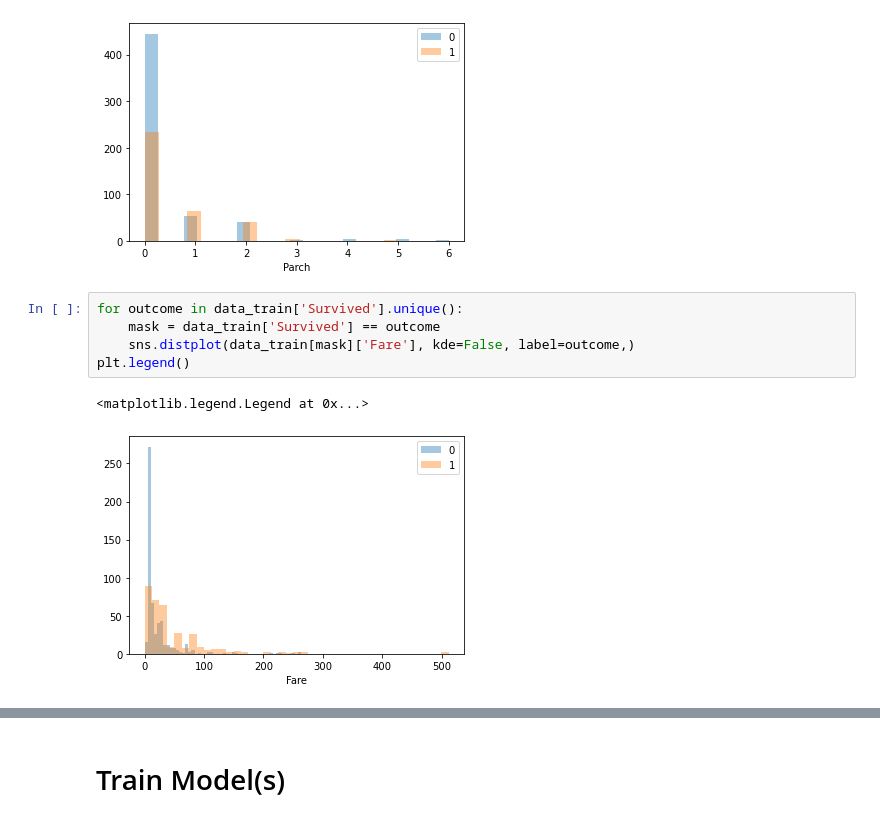
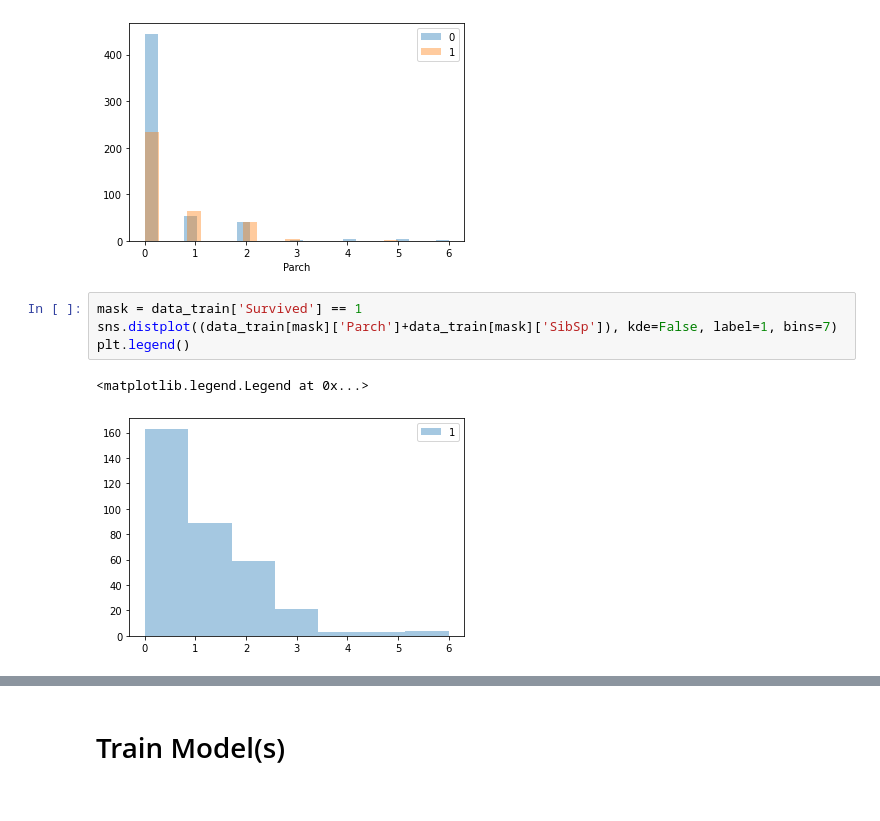
Before and after one commit to mfriebel/DS_projects, a Jupyter notebook: week02/project_week02_MF.ipynb, the cells around one changed output, grey strips where cells are left out. Saved outputs shown, nothing was run; the diff lists cells and outputs as text.

```diff
--- a/week02/project_week02_MF.ipynb
+++ b/week02/project_week02_MF.ipynb
@@ -111,10 +111,9 @@ plt.legend()
 <matplotlib.legend.Legend at 0x...>
 [figure]
 # %%
-for outcome in data_train['Survived'].unique():
-    mask = data_train['Survived'] == outcome
-    sns.distplot(data_train[mask]['Fare'], kde=False, label=outcome,)
+mask = data_train['Survived'] == 1
+sns.distplot((data_train[mask]['Parch']+data_train[mask]['SibSp']), kde=False, label=1, bins=7)
 plt.legend()
 # %% [output]
 <matplotlib.legend.Legend at 0x...>
-[figure, old version]
+[figure, new version]
```
Also changed, not shown: parts of 46 cells of this notebook.
